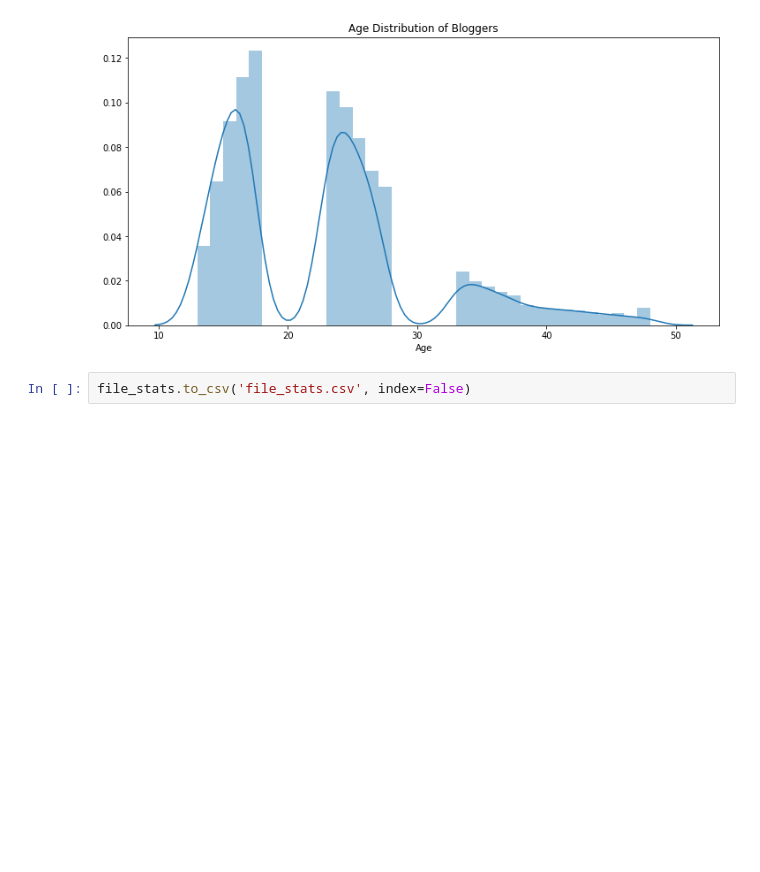
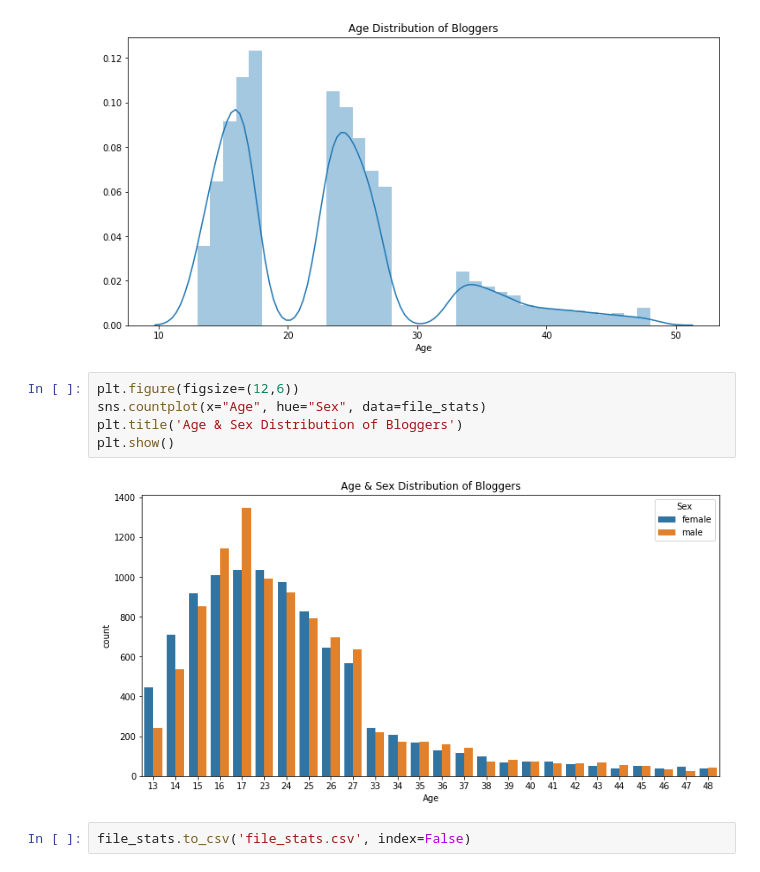
Before and after one commit to asenliang/nlp-blog-analysis, a Jupyter notebook: 1. EDA.ipynb, the cells around one changed output. Saved outputs shown, nothing was run; the diff lists cells and outputs as text; blank space fills up the shorter version.

```diff
--- a/1. EDA.ipynb
+++ b/1. EDA.ipynb
@@ -84,5 +84,12 @@ plt.title('Age Distribution of Bloggers')
 plt.show()
 # %% [output]
 [figure]
+# %%
+plt.figure(figsize=(12,6))
+sns.countplot(x="Age", hue="Sex", data=file_stats)
+plt.title('Age & Sex Distribution of Bloggers')
+plt.show()
+# %% [output]
+[figure, added]
 # %%
 file_stats.to_csv('file_stats.csv', index=False)
```
Also changed, not shown: 4 other files.
